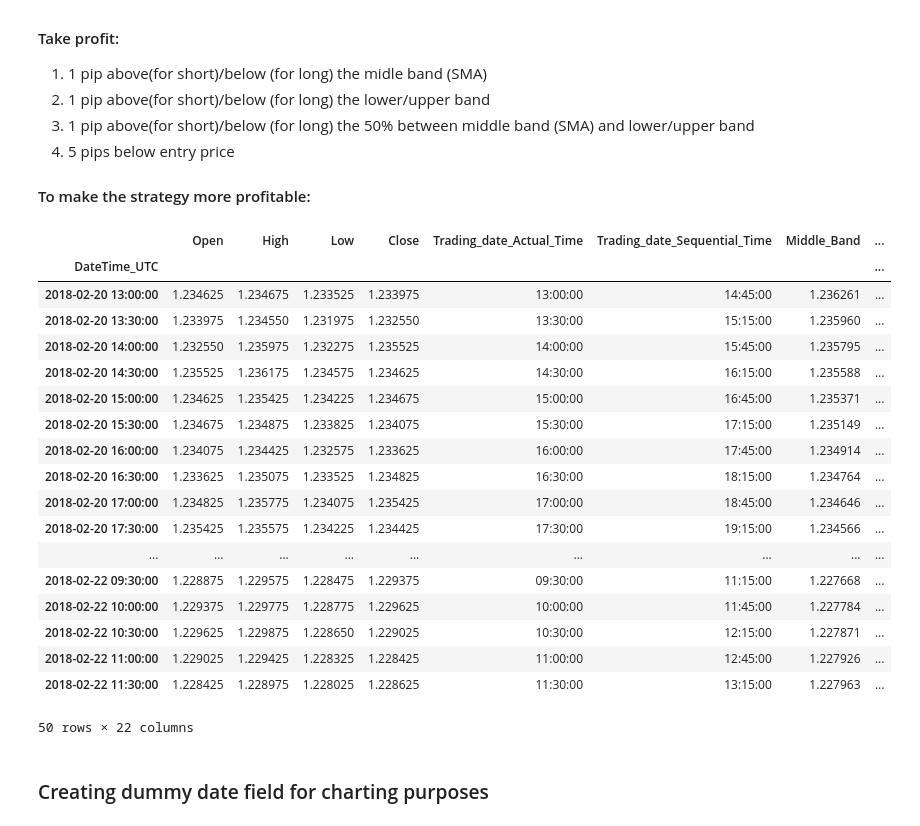
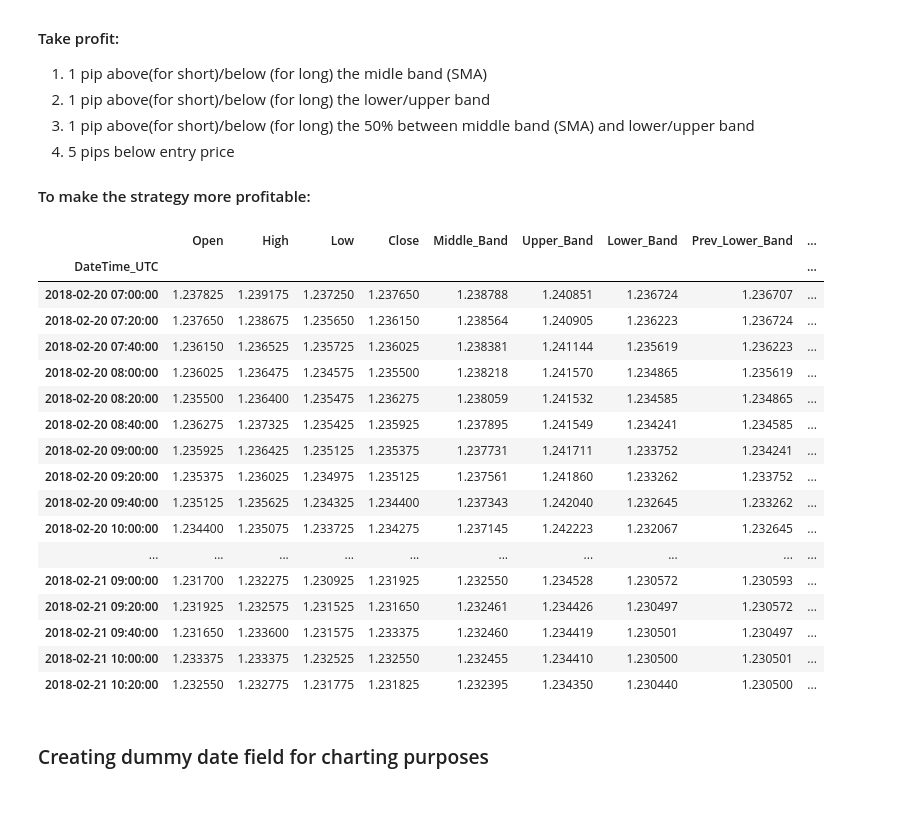
Before and after one commit to radocisar/JupyterGit, a Jupyter notebook: FX_Analysis/Bollinger_Bands.ipynb, the cells around one changed output. Saved outputs shown, nothing was run; the diff lists cells and outputs as text; code cells hidden in the pictures.

```diff
--- a/FX_Analysis/Bollinger_Bands.ipynb
+++ b/FX_Analysis/Bollinger_Bands.ipynb
@@ -26,4 +26,4 @@ PatoolError: Command `['C:\\Program Files\\7-Zip\\7z.EXE', 'e', '-oL:\\Raw_1_sec
 # %%
-df = pd.read_pickle(r"L:\Raw_1_sec_Bar_Data\FX\EURUSD\Pickle\EURUSD.pkl")
+df = pd.read_pickle(r"L:\Raw_1_sec_Bar_Data\FX\EURUSD\Pickle\EURUSD_all_files.pkl")
 analyzed_df = df["2018-02"]
 # %%
@@ -43,7 +57,7 @@ class Trade_Size:
 trading_date = "2018-03"
 
 start_date = "2018-02-19"
-end_date = "2018-09-17"
+end_date = "2019-03-15"
 
 filter_days = []
 filter_hours = range(7,20) # UTC timezone
@@ -64,18 +78,20 @@ analyzed_df.head()
 # %% [markdown]
 ### Resampling into 1 Minute bars
 # %%
-resample_interval = "30T"
+resample_interval = "20T"
 
 min_1_low = analyzed_df.loc[:,"Low"].resample(resample_interval).apply(np.min)
 min_1_high = analyzed_df.loc[:,"High"].resample(resample_interval).apply(np.max)
 min_1_open = analyzed_df.loc[:,"Open"].resample(resample_interval).first()
 min_1_close = analyzed_df.loc[:,"Close"].resample(resample_interval).last()
-min_1_Trading_date_Actual_Time = analyzed_df.loc[:,"Trading_date_Actual_Time"].resample(resample_interval).first()
-min_1_Trading_date_Sequential_Time = analyzed_df.loc[:,"Trading_date_Sequential_Time"].resample(resample_interval).first()
+#min_1_Trading_date_Actual_Time = analyzed_df.loc[:,"Trading_date_Actual_Time"].resample(resample_interval).first()
+#min_1_Trading_date_Sequential_Time = analyzed_df.loc[:,"Trading_date_Sequential_Time"].resample(resample_interval).first()
 
-min_1_analyzed_df = pd.DataFrame.from_dict({"Open":min_1_open,"High":min_1_high,"Low":min_1_low,"Close":min_1_close,
-                                        "Trading_date_Actual_Time":min_1_Trading_date_Actual_Time,
-                                        "Trading_date_Sequential_Time":min_1_Trading_date_Sequential_Time})
+# min_1_analyzed_df = pd.DataFrame.from_dict({"Open":min_1_open,"High":min_1_high,"Low":min_1_low,"Close":min_1_close,
+#                                         "Trading_date_Actual_Time":min_1_Trading_date_Actual_Time,
+#                                         "Trading_date_Sequential_Time":min_1_Trading_date_Sequential_Time})
+
+min_1_analyzed_df = pd.DataFrame.from_dict({"Open":min_1_open,"High":min_1_high,"Low":min_1_low,"Close":min_1_close})
 
 min_1_analyzed_df.head()
 # %% [output]
@@ -258,7 +274,7 @@ class pos_open:
         cls.exit_price_on_entry_value = prc
 
 def enter_factor(row):
-    # For long:
+    # For short:
     if (row.Upper_Lower_Band_Span >= 0.0015) \
     & (((row.High > row.Upper_Band) \
     & (row.Close < row.Upper_Band)) \
@@ -269,13 +285,13 @@ def enter_factor(row):
         pos_open.entry_price(row.Upper_Band - 0.0001)
         if row.Prev_Candle_High_and_Close_above_U_Band == True:
             if row.Prev_High > row.High:
-                pos_open.exit_price_on_entry (row.Prev_High + 0.0001)
+                pos_open.exit_price_on_entry (row.Prev_High + 0.0005)
             else:
-                pos_open.exit_price_on_entry (row.High + 0.0001)
+                pos_open.exit_price_on_entry (row.High + 0.0005)
         else:
-            pos_open.exit_price_on_entry (row.High + 0.0001)
+            pos_open.exit_price_on_entry (row.High + 0.0005)
         entry = True
-    # For short:
+    # For long:
     elif (row.Upper_Lower_Band_Span >= 0.0015) \
     & (((row.Low < row.Lower_Band) \
     & (row.Close > row.Lower_Band)) \
@@ -286,11 +302,11 @@ def enter_factor(row):
         pos_open.entry_price(row.Lower_Band + 0.0001)
         if row.Prev_Candle_Low_and_Close_below_L_Band == True:
             if row.Prev_Low < row.Low:
-                pos_open.exit_price_on_entry (row.Prev_Low - 0.0001)
+                pos_open.exit_price_on_entry (row.Prev_Low - 0.0005)
             else:
-                pos_open.exit_price_on_entry (row.Low - 0.0001)
+                pos_open.exit_price_on_entry (row.Low - 0.0005)
         else:
-            pos_open.exit_price_on_entry (row.Low - 0.0001)
+            pos_open.exit_price_on_entry (row.Low - 0.0005)
         entry = True
     else:
         entry = False
@@ -301,13 +317,13 @@ def enter_factor(row):
 def take_profit(row):
     # For long:
     # For testing absolute take profit number: if ((row.High > (pos_open.entry_prc + take_profit_stop_distance.tpd)) \
-    if (row.High > row.Middle_Band) \
+    if (row.High > (row.Middle_Band + 0.0010)) \
     & (pos_open.long_short == "long") \
     & (pos_open.is_position_open == True):
         take_prft = True
     # For short:
     # For testing absolute take profit number: elif ((row.Low < (pos_open.entry_prc - take_profit_stop_distance.tpd)) \
-    elif (row.Low < row.Middle_Band) \
+    elif (row.Low < (row.Middle_Band  - 0.0010)) \
     & (pos_open.long_short == "short") \
     & (pos_open.is_position_open == True):
         take_prft = True
@@ -350,52 +366,51 @@ def action_func(row):
     # Check if exit criteria has been met
     elif take_profit(row):
         pos_open.position_opened(opened=False)
         #rtn = rtn + "_" + str(pos_open.is_position_open)
         return "Took Profit" + "_" + pos_open.long_short
 
     else:
         #rtn = "else"
         return "Waiting" #+ "_" + rtn
 
 min_1_analyzed_df["Action"] = min_1_analyzed_df.apply(action_func, axis=1)
 
 def extract_trade_side(Split_Action):
     if len(Split_Action) > 1:
         return Split_Action[-1]
     else:
         return np.nan
 
 min_1_analyzed_df["Long_Short"] = min_1_analyzed_df["Action"].str.split(pat="_").apply(extract_trade_side)
 
 def trim_trade_side(Split_Action):
     return Split_Action[0]
 #     if len(Split_Action) > 1:
 #         return Split_Action[1]
 #     else:
 #         return np.nan
 
 min_1_analyzed_df["Action"] = min_1_analyzed_df["Action"].str.split(pat="_").apply(trim_trade_side)
 min_1_analyzed_df.head(50)
 # %% [output]
-|  | Open | High | Low | Close | Trading_date_Actual_Time | Trading_date_Sequential_Time | Middle_Band | ... |
-| DateTime_UTC |  |  |  |  |  |  |  | ... |
-| 2018-02-20 13:00:00 | 1.234625 | 1.234675 | 1.233525 | 1.233975 | 13:00:00 | 14:45:00 | 1.236261 | ... |
-| 2018-02-20 13:30:00 | 1.233975 | 1.234550 | 1.231975 | 1.232550 | 13:30:00 | 15:15:00 | 1.235960 | ... |
-| 2018-02-20 14:00:00 | 1.232550 | 1.235975 | 1.232275 | 1.235525 | 14:00:00 | 15:45:00 | 1.235795 | ... |
-| 2018-02-20 14:30:00 | 1.235525 | 1.236175 | 1.234575 | 1.234625 | 14:30:00 | 16:15:00 | 1.235588 | ... |
-| 2018-02-20 15:00:00 | 1.234625 | 1.235425 | 1.234225 | 1.234675 | 15:00:00 | 16:45:00 | 1.235371 | ... |
-| 2018-02-20 15:30:00 | 1.234675 | 1.234875 | 1.233825 | 1.234075 | 15:30:00 | 17:15:00 | 1.235149 | ... |
-| 2018-02-20 16:00:00 | 1.234075 | 1.234425 | 1.232575 | 1.233625 | 16:00:00 | 17:45:00 | 1.234914 | ... |
-| 2018-02-20 16:30:00 | 1.233625 | 1.235075 | 1.233525 | 1.234825 | 16:30:00 | 18:15:00 | 1.234764 | ... |
-| 2018-02-20 17:00:00 | 1.234825 | 1.235775 | 1.234075 | 1.235425 | 17:00:00 | 18:45:00 | 1.234646 | ... |
-| 2018-02-20 17:30:00 | 1.235425 | 1.235575 | 1.234225 | 1.234425 | 17:30:00 | 19:15:00 | 1.234566 | ... |
-| ... | ... | ... | ... | ... | ... | ... | ... | ... |
-| 2018-02-22 09:30:00 | 1.228875 | 1.229575 | 1.228475 | 1.229375 | 09:30:00 | 11:15:00 | 1.227668 | ... |
-| 2018-02-22 10:00:00 | 1.229375 | 1.229775 | 1.228775 | 1.229625 | 10:00:00 | 11:45:00 | 1.227784 | ... |
-| 2018-02-22 10:30:00 | 1.229625 | 1.229875 | 1.228650 | 1.229025 | 10:30:00 | 12:15:00 | 1.227871 | ... |
-| 2018-02-22 11:00:00 | 1.229025 | 1.229425 | 1.228325 | 1.228425 | 11:00:00 | 12:45:00 | 1.227926 | ... |
-| 2018-02-22 11:30:00 | 1.228425 | 1.228975 | 1.228025 | 1.228625 | 11:30:00 | 13:15:00 | 1.227963 | ... |
+|  | Open | High | Low | Close | Middle_Band | Upper_Band | Lower_Band | Prev_Lower_Band | ... |
+| DateTime_UTC |  |  |  |  |  |  |  |  | ... |
+| 2018-02-20 07:00:00 | 1.237825 | 1.239175 | 1.237250 | 1.237650 | 1.238788 | 1.240851 | 1.236724 | 1.236707 | ... |
+| 2018-02-20 07:20:00 | 1.237650 | 1.238675 | 1.235650 | 1.236150 | 1.238564 | 1.240905 | 1.236223 | 1.236724 | ... |
+| 2018-02-20 07:40:00 | 1.236150 | 1.236525 | 1.235725 | 1.236025 | 1.238381 | 1.241144 | 1.235619 | 1.236223 | ... |
+| 2018-02-20 08:00:00 | 1.236025 | 1.236475 | 1.234575 | 1.235500 | 1.238218 | 1.241570 | 1.234865 | 1.235619 | ... |
+| 2018-02-20 08:20:00 | 1.235500 | 1.236400 | 1.235475 | 1.236275 | 1.238059 | 1.241532 | 1.234585 | 1.234865 | ... |
+| 2018-02-20 08:40:00 | 1.236275 | 1.237325 | 1.235425 | 1.235925 | 1.237895 | 1.241549 | 1.234241 | 1.234585 | ... |
+| 2018-02-20 09:00:00 | 1.235925 | 1.236425 | 1.235125 | 1.235375 | 1.237731 | 1.241711 | 1.233752 | 1.234241 | ... |
+| 2018-02-20 09:20:00 | 1.235375 | 1.236025 | 1.234975 | 1.235125 | 1.237561 | 1.241860 | 1.233262 | 1.233752 | ... |
+| 2018-02-20 09:40:00 | 1.235125 | 1.235625 | 1.234325 | 1.234400 | 1.237343 | 1.242040 | 1.232645 | 1.233262 | ... |
+| 2018-02-20 10:00:00 | 1.234400 | 1.235075 | 1.233725 | 1.234275 | 1.237145 | 1.242223 | 1.232067 | 1.232645 | ... |
+| ... | ... | ... | ... | ... | ... | ... | ... | ... | ... |
+| 2018-02-21 09:00:00 | 1.231700 | 1.232275 | 1.230925 | 1.231925 | 1.232550 | 1.234528 | 1.230572 | 1.230593 | ... |
+| 2018-02-21 09:20:00 | 1.231925 | 1.232575 | 1.231525 | 1.231650 | 1.232461 | 1.234426 | 1.230497 | 1.230572 | ... |
+| 2018-02-21 09:40:00 | 1.231650 | 1.233600 | 1.231575 | 1.233375 | 1.232460 | 1.234419 | 1.230501 | 1.230497 | ... |
+| 2018-02-21 10:00:00 | 1.233375 | 1.233375 | 1.232525 | 1.232550 | 1.232455 | 1.234410 | 1.230500 | 1.230501 | ... |
+| 2018-02-21 10:20:00 | 1.232550 | 1.232775 | 1.231775 | 1.231825 | 1.232395 | 1.234350 | 1.230440 | 1.230500 | ... |
-50 rows × 22 columns
 # %% [markdown]
 ### Creating dummy date field for charting purposes
 # %%
```
Also changed, not shown: parts of 22 cells of this notebook, 2 other files.
